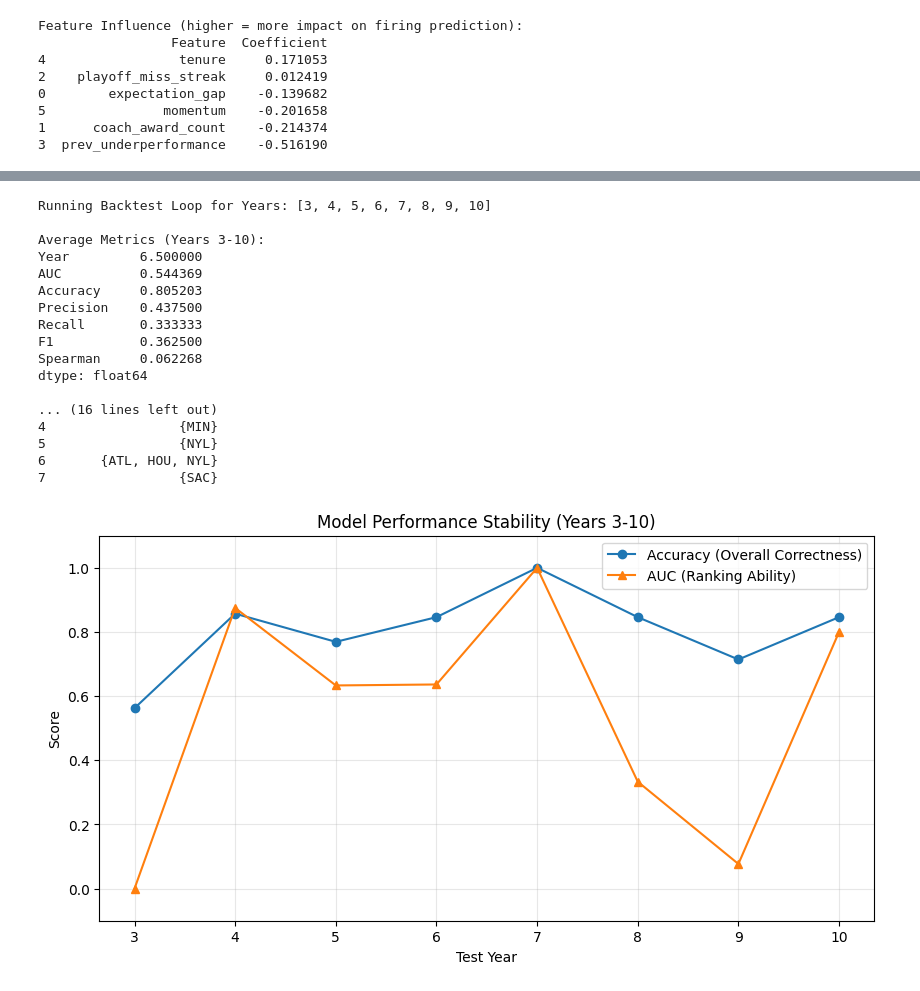
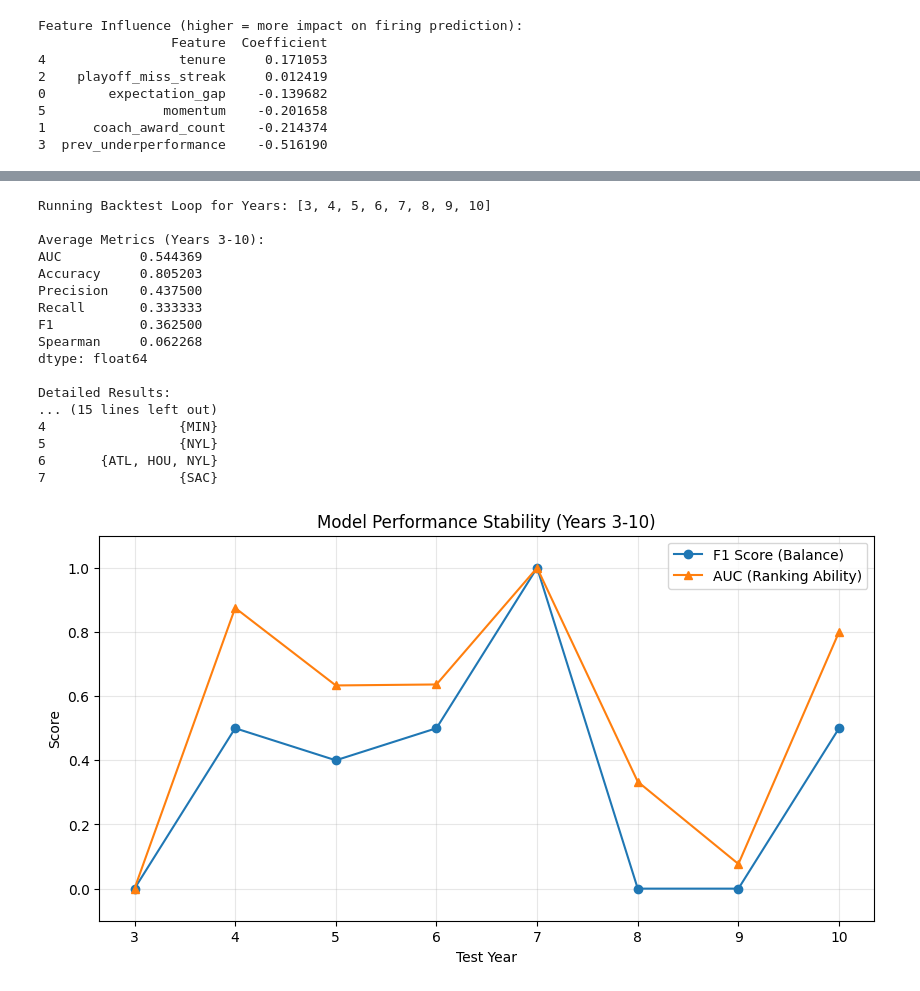
Before and after one commit to torradoov/Data_Mining-WNBA, a Jupyter notebook: 04_b)_coach_prediction.ipynb, the cells around one changed output, grey strips where cells are left out. Saved outputs shown, nothing was run; the diff lists cells and outputs as text; code cells hidden in the pictures.

```diff
--- a/04_b)_coach_prediction.ipynb
+++ b/04_b)_coach_prediction.ipynb
@@ -812,7 +662,7 @@ for year in years_to_test:
 # 3. AVERAGE STATISTICS
 # ===============================================================
 results_df = pd.DataFrame(results_list)
-avg_metrics = results_df.mean(numeric_only=True)
+avg_metrics = results_df.drop(columns=["Year"]).mean(numeric_only=True)
 
 print("\nAverage Metrics (Years 3-10):")
 print(avg_metrics)
@@ -825,7 +675,7 @@ print(results_df)
 # ===============================================================
 # Shows if the model is consistent or fluctuates
 plt.figure(figsize=(10, 5))
-plt.plot(results_df["Year"], results_df["Accuracy"], marker='o', label='Accuracy (Overall Correctness)')
+plt.plot(results_df["Year"], results_df["F1"], marker='o', label='F1 Score (Balance)')
 plt.plot(results_df["Year"], results_df["AUC"], marker='^', label='AUC (Ranking Ability)')
 plt.title("Model Performance Stability (Years 3-10)")
 plt.xlabel("Test Year")
@@ -838,7 +688,6 @@ plt.show()
 
 
 plt.figure(figsize=(10, 5))
-plt.plot(results_df["Year"], results_df["F1"], marker='s', label='F1 Score (Balance)')
 plt.plot(results_df["Year"], results_df["Precision"], marker='x', linestyle='--', label='Precision')
 plt.plot(results_df["Year"], results_df["Recall"], marker='d', linestyle='--', label='Recall')
 plt.title("Model Performance Stability (Years 3-10)")
@@ -849,33 +698,33 @@ plt.xticks(years_to_test)
 plt.legend()
 plt.grid(True, alpha=0.3)
 plt.show()
 
 # 6. ADDITIONAL PLOT B: RISK DISTRIBUTION
 # ===============================================================
 # Does the model successfully separate Fired (1) from Safe (0)?
 plt.figure(figsize=(10, 6))
 sns.histplot(data=all_test_data, x="prob_ensemble", hue="mid_season_change", element="step", stat="density", common_norm=False, palette={0: "green", 1: "red"})
 plt.axvline(0.45, color='black', linestyle='--', label='Decision Threshold (0.45)')
 plt.title("Risk Probability Distribution: Safe vs. Fired Coaches")
 plt.xlabel("Predicted Probability of Firing")
 plt.legend(title="Actual Outcome", labels=["Fired", "Safe"])
 plt.show()
 # %% [output]
 Running Backtest Loop for Years: [3, 4, 5, 6, 7, 8, 9, 10]
 
 Average Metrics (Years 3-10):
-Year         6.500000
 AUC          0.544369
 Accuracy     0.805203
 Precision    0.437500
 Recall       0.333333
 F1           0.362500
 Spearman     0.062268
 dtype: float64
 
-... (16 lines left out)
+Detailed Results:
+... (15 lines left out)
 4                 {MIN}
 5                 {NYL}
 6       {ATL, HOU, NYL}
 7                 {SAC}
-[figure, old version]
+[figure, new version]
```
Also changed, not shown: parts of 3 cells of this notebook.
